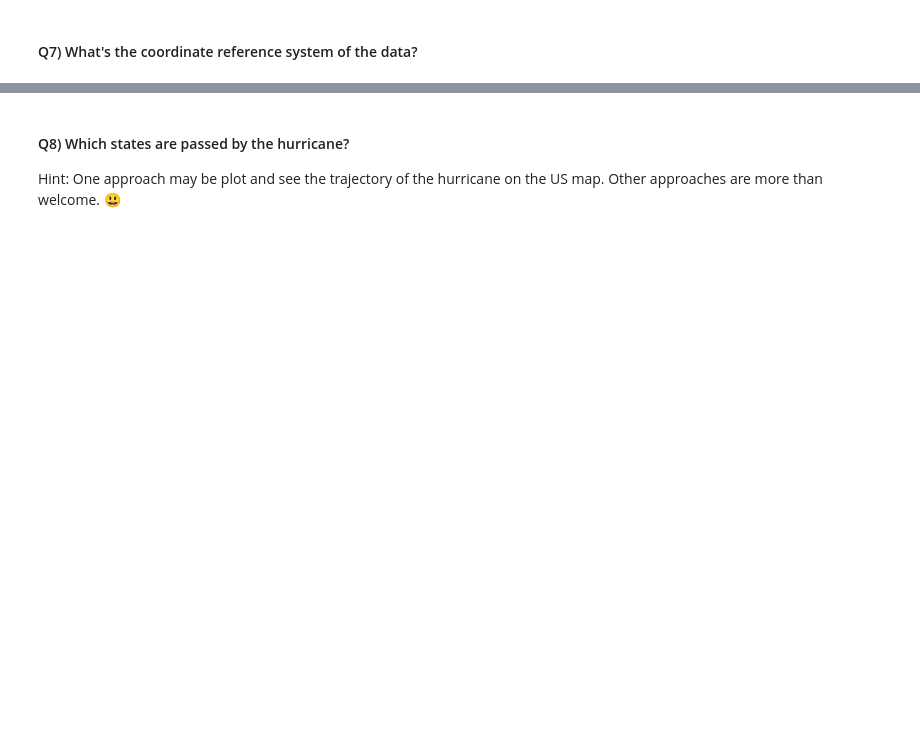
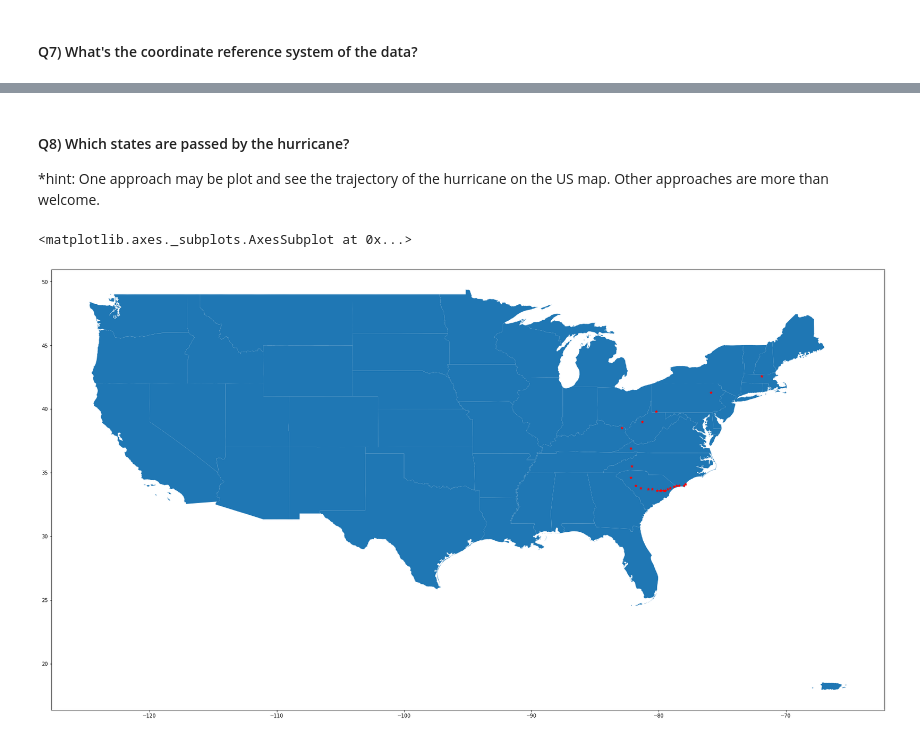
Before and after one commit to frouge1/2022_Intro_Python, a Jupyter notebook: Exercises/W3_S2.ipynb, the cells around one changed output, grey strips where cells are left out. Saved outputs shown, nothing was run; the diff lists cells and outputs as text; code cells hidden in the pictures; blank space fills up the shorter version.

```diff
--- a/Exercises/W3_S2.ipynb
+++ b/Exercises/W3_S2.ipynb
@@ -187,13 +198,16 @@ country.____
 # %% [markdown]
 #### Q8) Which states are passed by the hurricane?
-Hint: One approach may be plot and see the trajectory of the hurricane on the US map. Other approaches are more than welcome. 😃
+*hint: One approach may be plot and see the trajectory of the hurricane on the US map. Other approaches are more than welcome.
 # %%
 # Plot the US states without Alaska and Hawaii
-df = country[country[____].isin([____,____]) == False]
+df = country[country['NAME'].isin(['Alaska','Hawaii']) == False]
 ax = df.plot(figsize=(30,20))
 #  Annotate the US states with their names
-_ = df.apply(lambda x: ax.____(text=x['NAME'], xy=x.geometry.centroid.coords[0], ha='center'), axis=1)
+df = df.apply(lambda x: ax.plot(text=x['NAME'], xy=x.geometry.centroid.coords[0], ha='center'), axis=1)
 # Select the hurricane trajectory points inside the US boundary with the overlay operation
-res_intersection = gdf_florence.____(country, how='intersection')
+res_intersection = gdf_florence.overlay(country, how='intersection')
 # Plot the hurricane trajectory inside US boundary
-____.plot(ax=ax, color='red', marker="*", markersize=25)
+res_intersection.plot(ax=ax, color='red', marker="*", markersize=25)
+# %% [output]
+<matplotlib.axes._subplots.AxesSubplot at 0x...>
+[figure, added]
```
Also changed, not shown: parts of 16 cells of this notebook.
